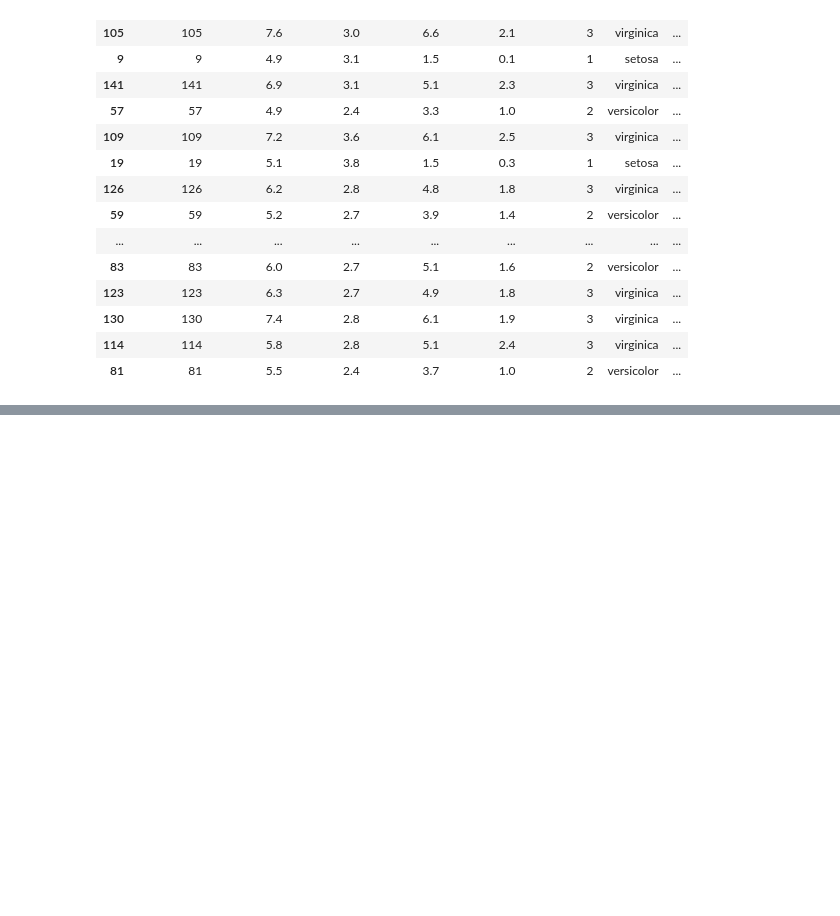
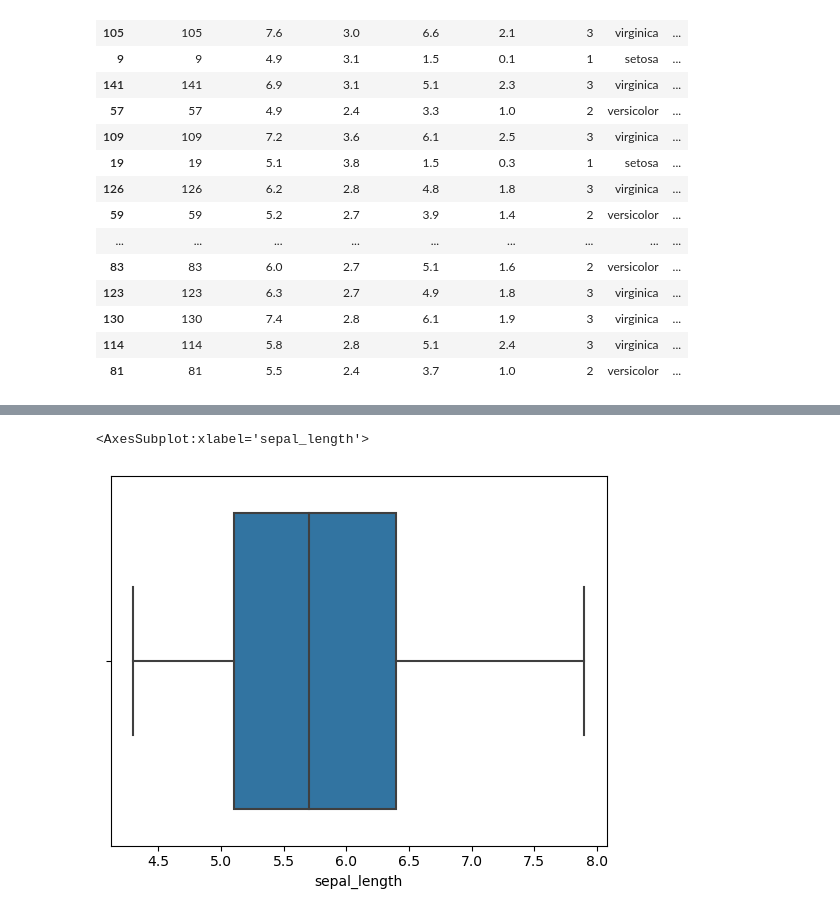
Before and after one commit to wherrickjr/classification-exercises, a Jupyter notebook: classification_exercises.ipynb, the cells around one changed output, grey strips where cells are left out. Cells and saved outputs as stored; diff of their text form; code cells hidden in the pictures; blank space fills up the shorter version.

```diff
--- a/classification_exercises.ipynb
+++ b/classification_exercises.ipynb
@@ -1021,0 +704,5 @@ stats.chi2_contingency(observed)
+# %%
+sns.boxplot(train.sepal_length)
+# %% [output]
+<AxesSubplot:xlabel='sepal_length'>
+[figure, added]
```
Also changed, not shown: parts of 127 cells of this notebook.
